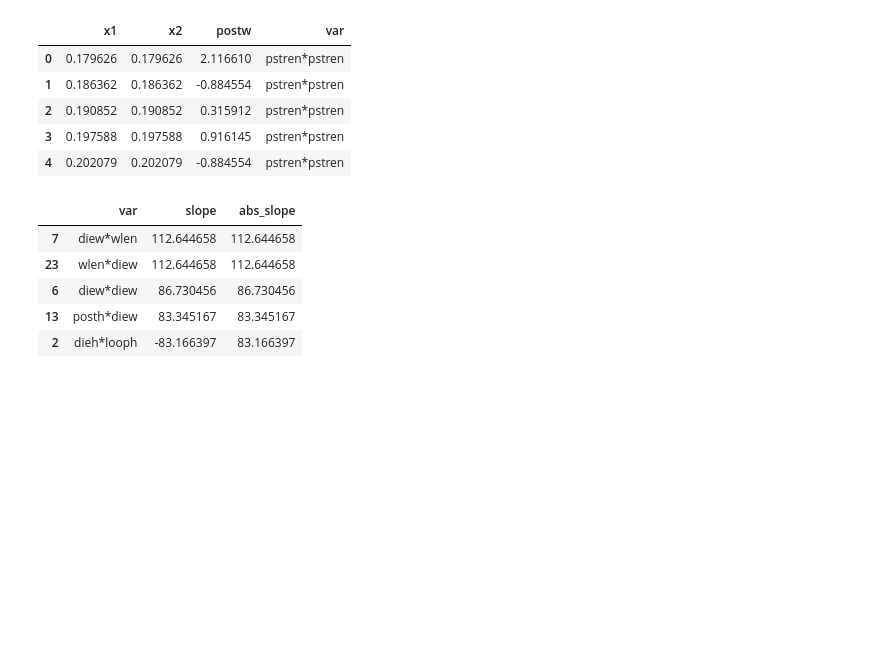
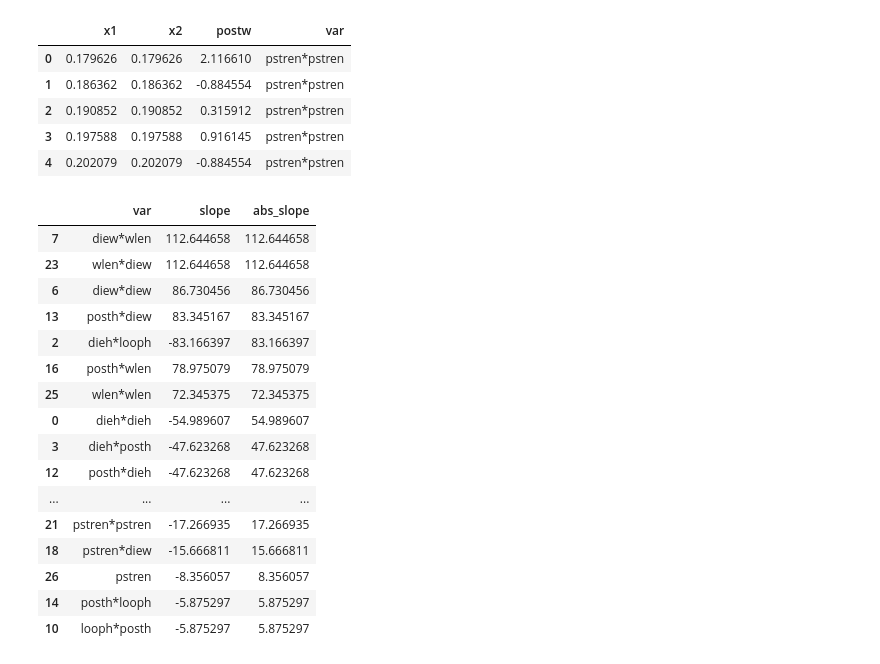
Before and after one commit to allswellthatsmaxwell/surrogates, a Jupyter notebook: 00_ch1.ipynb, the cells around one changed output. Drawn from its saved outputs; the diff is of its cells as text; code cells hidden in the pictures; blank space fills up the shorter version.

```diff
--- a/00_ch1.ipynb
+++ b/00_ch1.ipynb
@@ -43,11 +43,15 @@ class DataManager:
 
 
     def predictors_to_hypercube(self):
+        """ Scales each predictor to length 1. """
         for colname in self.predictors:
             self.data[colname] = _predictor_to_unit_length(self.data[colname])
 
 
     def normalize_response(self):
+        """
+        Scales the response to a mean of 0 and standard deviation of 1.
+        """
         if self.normalized:
             return
         self.orig_mean = np.mean(self.data[self.response])
@@ -58,6 +62,10 @@ class DataManager:
 
 
     def make_quadratic_variables_wide(self) -> pd.DataFrame:
+        """
+        Returns a matrix with one column per variable combination, i.e.
+        all the cross-multiplications. Also with one column per original variable.
+        """
         interactions = {}
         for i, coli in enumerate(self.predictors):
             interactions[coli] = self.data[coli]
@@ -81,6 +89,12 @@ class DataManager:
 
 
     def make_grid(self, x1_name, x2_name) -> pd.DataFrame:
+        """
+        Makes a dataframe with the columns (var, x1, x2, self.response),
+        where var is some string variable combination (e.g. s * t), x1 is the value
+        of s, x2 is the value of t, and self.response is the value of the response
+        at that actual s, t combination in the data.
+        """
         df = self.data[[x1_name, x2_name, self.response]]
         df.columns = ['x1', 'x2', self.response]
         df['var'] = f"{x1_name}*{x2_name}"
@@ -88,6 +102,9 @@ class DataManager:
 
 
     def make_grids(self) -> pd.DataFrame:
+        """
+        Applies make_grid for every variable combination in the data.
+        """
         dfs = []
         icols = self.predictors
         for i in range(len(self.predictors)):
@@ -99,6 +116,11 @@ class DataManager:
 
 
     def get_linear_slopes(self, grids_df):
+        """
+        Returns a dataframe with each variable in grids_df, and the size
+        of each linear slope when a predictor on only that variable
+        is fit to this manager's data.
+        """
         slope_rows = []
         for name, df in grids_df.groupby('var'):
             model = LinearRegression()
@@ -129,3 +151,12 @@ class DataManager:
 wires_facet_theme = pn.theme(
     subplots_adjust={'hspace': 0.25},
     figure_size=(18, 15))
+
+def plot_scatter(dat, figsize=(16, 12)):
+    return (
+        pn.ggplot(dat, pn.aes(x='val', y='response')) +
+        pn.geom_point() +
+        pn.geom_smooth(method='lm') +
+        pn.facet_wrap("var", scales='free_x') +
+        pn.theme_bw() +
+        pn.theme(figure_size=figsize))
@@ -209,14 +256,25 @@ See the caveats in the documentation: https://pandas.pydata.org/pandas-docs/stab
 | 4 | 0.202079 | 0.202079 | -0.884554 | pstren*pstren |
 # %%
 slopes_df = dm.get_linear_slopes(grids_df)
-slopes_df.head()
+slopes_df
 # %% [output]
 |  | var | slope | abs_slope |
 | 7 | diew*wlen | 112.644658 | 112.644658 |
 | 23 | wlen*diew | 112.644658 | 112.644658 |
 | 6 | diew*diew | 86.730456 | 86.730456 |
 | 13 | posth*diew | 83.345167 | 83.345167 |
 | 2 | dieh*looph | -83.166397 | 83.166397 |
+| 16 | posth*wlen | 78.975079 | 78.975079 |
+| 25 | wlen*wlen | 72.345375 | 72.345375 |
+| 0 | dieh*dieh | -54.989607 | 54.989607 |
+| 3 | dieh*posth | -47.623268 | 47.623268 |
+| 12 | posth*dieh | -47.623268 | 47.623268 |
+| ... | ... | ... | ... |
+| 21 | pstren*pstren | -17.266935 | 17.266935 |
+| 18 | pstren*diew | -15.666811 | 15.666811 |
+| 26 | pstren | -8.356057 | 8.356057 |
+| 14 | posth*looph | -5.875297 | 5.875297 |
+| 10 | looph*posth | -5.875297 | 5.875297 |
 # %%
 plot_vars = quadratics_wide.columns
 plot_df = quadratics_long[quadratics_long['var'].apply(lambda s: s in plot_vars)]
```
Also changed, not shown: parts of 15 cells of this notebook.
